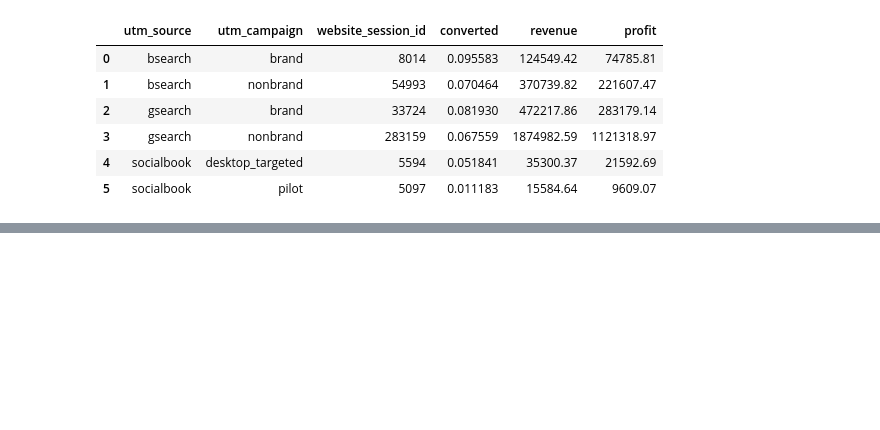
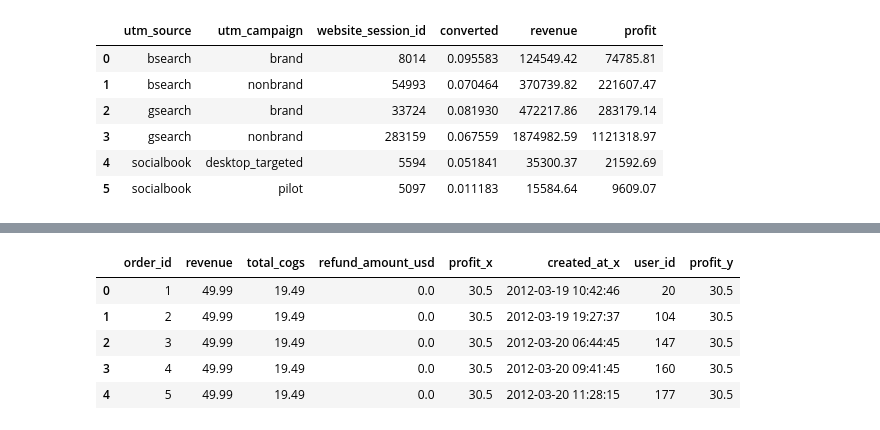
Before and after one commit to Jeremiah-Katumo/prompt-bi-training, a Jupyter notebook: py-toy-store-ecommerce.ipynb, the cells around one changed output, grey strips where cells are left out. Saved outputs shown, nothing was run; the diff lists cells and outputs as text; code cells hidden in the pictures; blank space fills up the shorter version.

```diff
--- a/py-toy-store-ecommerce.ipynb
+++ b/py-toy-store-ecommerce.ipynb
@@ -1045,0 +1085,18 @@ finance_profitability_view.to_csv("datasets/etl/analytics_finance_profitability.
+# %%
+finance_df = pd.read_csv('datasets/etl/analytics_finance_profitability.csv')
+user_df = pd.read_csv("datasets/etl/analytics_user_view.csv")
+# %%
+finance_df["created_at_x"] = pd.to_datetime(finance_df["created_at_x"])
+
+# Aggregate total profit over time from finance dataset
+# Challenge1: Aggregate total daily profit in finance data
+daily_profit = (
+    finance_df
+    .assign(date=finance_df['created_at_x'].dt.date)
+    .groupby('date')['profit']
+    .sum()
+    .reset_index()
+)
+
+print(daily_profit.shape)
+print(daily_profit.head())
@@ -1045,0 +1111,7 @@ finance_profitability_view.to_csv("datasets/etl/analytics_finance_profitability.
+# %%
+user_profit = (
+        user_df.groupby('user_id')['profit'].sum().reset_index()
+    )
+
+print(user_profit.shape)
+print(user_profit.head())
@@ -1045,0 +1126,10 @@ finance_profitability_view.to_csv("datasets/etl/analytics_finance_profitability.
+# %%
+merged_df = finance_df.merge(user_profit, on='user_id', how='left')
+merged_df.head()
+# %% [output]
+|  | order_id | revenue | total_cogs | refund_amount_usd | profit_x | created_at_x | user_id | profit_y |
+| 0 | 1 | 49.99 | 19.49 | 0.0 | 30.5 | 2012-03-19 10:42:46 | 20 | 30.5 |
+| 1 | 2 | 49.99 | 19.49 | 0.0 | 30.5 | 2012-03-19 19:27:37 | 104 | 30.5 |
+| 2 | 3 | 49.99 | 19.49 | 0.0 | 30.5 | 2012-03-20 06:44:45 | 147 | 30.5 |
+| 3 | 4 | 49.99 | 19.49 | 0.0 | 30.5 | 2012-03-20 09:41:45 | 160 | 30.5 |
+| 4 | 5 | 49.99 | 19.49 | 0.0 | 30.5 | 2012-03-20 11:28:15 | 177 | 30.5 |
```
Also changed, not shown: parts of 30 cells of this notebook.
